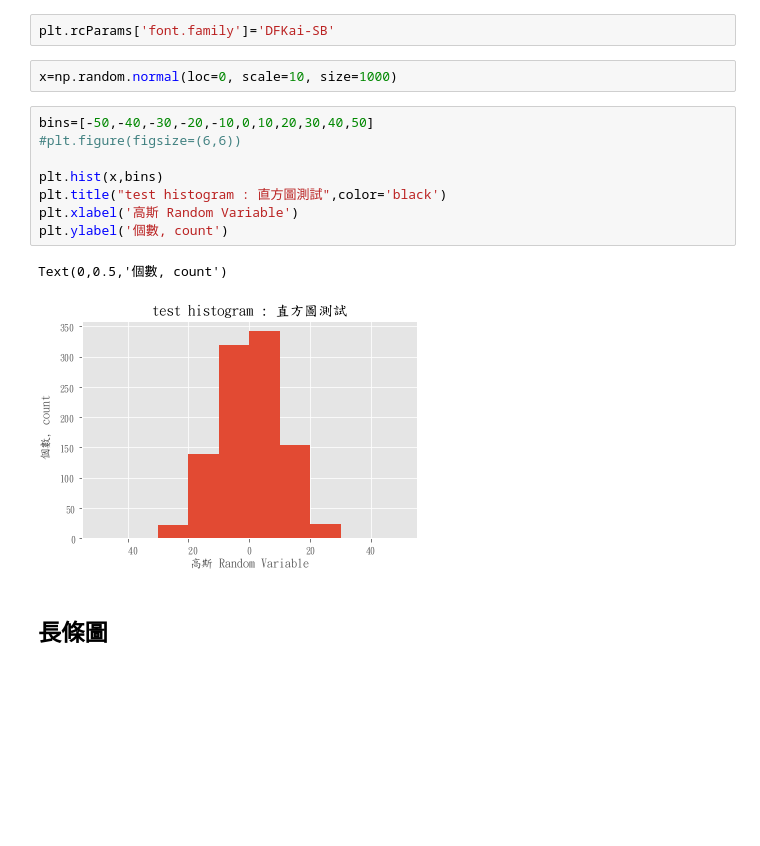
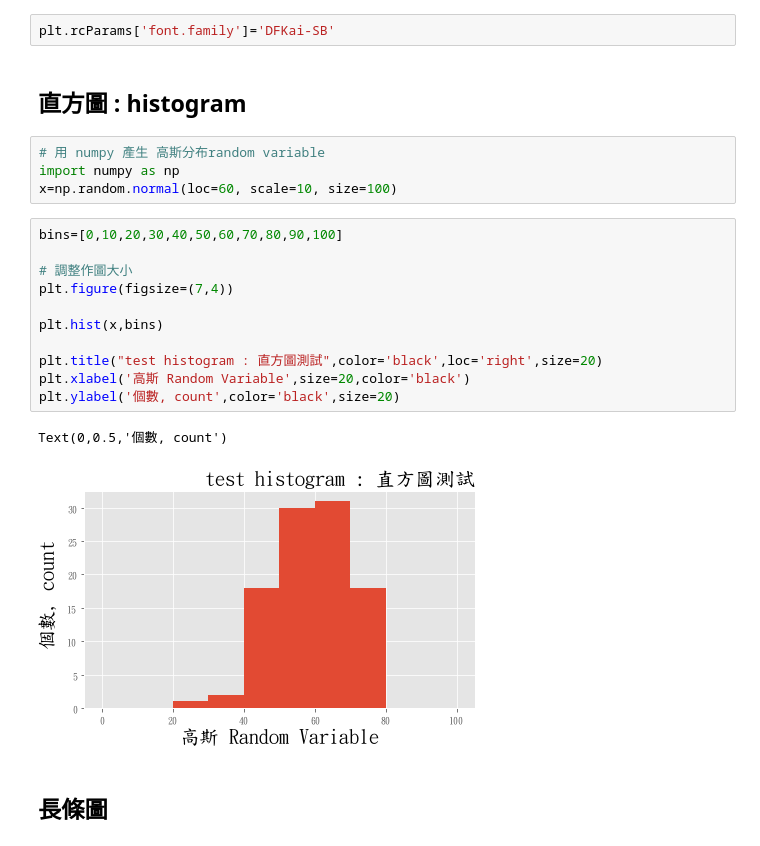
Before and after one commit to alabtsai/FGU-Class, a Jupyter notebook: Lecture_0530.ipynb, the cells around one changed output. Drawn from its saved outputs; the diff is of its cells as text; blank space fills up the shorter version.

```diff
--- a/Lecture_0530.ipynb
+++ b/Lecture_0530.ipynb
@@ -20,19 +23,26 @@ plt.style.use('ggplot')
 ##  Microsoft MHei(Windows), SimHei (Mac)
 # %%
 plt.rcParams['font.family']='DFKai-SB'
+# %% [markdown]
+## 直方圖 : histogram
 # %%
-x=np.random.normal(loc=0, scale=10, size=1000)
+# 用 numpy 產生 高斯分布random variable
+import numpy as np
+x=np.random.normal(loc=60, scale=10, size=100)
 # %%
-bins=[-50,-40,-30,-20,-10,0,10,20,30,40,50]
-#plt.figure(figsize=(6,6))
+bins=[0,10,20,30,40,50,60,70,80,90,100]
+
+# 調整作圖大小
+plt.figure(figsize=(7,4))
 
 plt.hist(x,bins)
-plt.title("test histogram : 直方圖測試",color='black')
-plt.xlabel('高斯 Random Variable')
-plt.ylabel('個數, count')
+
+plt.title("test histogram : 直方圖測試",color='black',loc='right',size=20)
+plt.xlabel('高斯 Random Variable',size=20,color='black')
+plt.ylabel('個數, count',color='black',size=20)
 # %% [output]
 Text(0,0.5,'個數, count')
-[figure, old version]
+[figure, new version]
 # %% [markdown]
 ## 長條圖
 # %%
```
Also changed, not shown: parts of 36 cells of this notebook.
